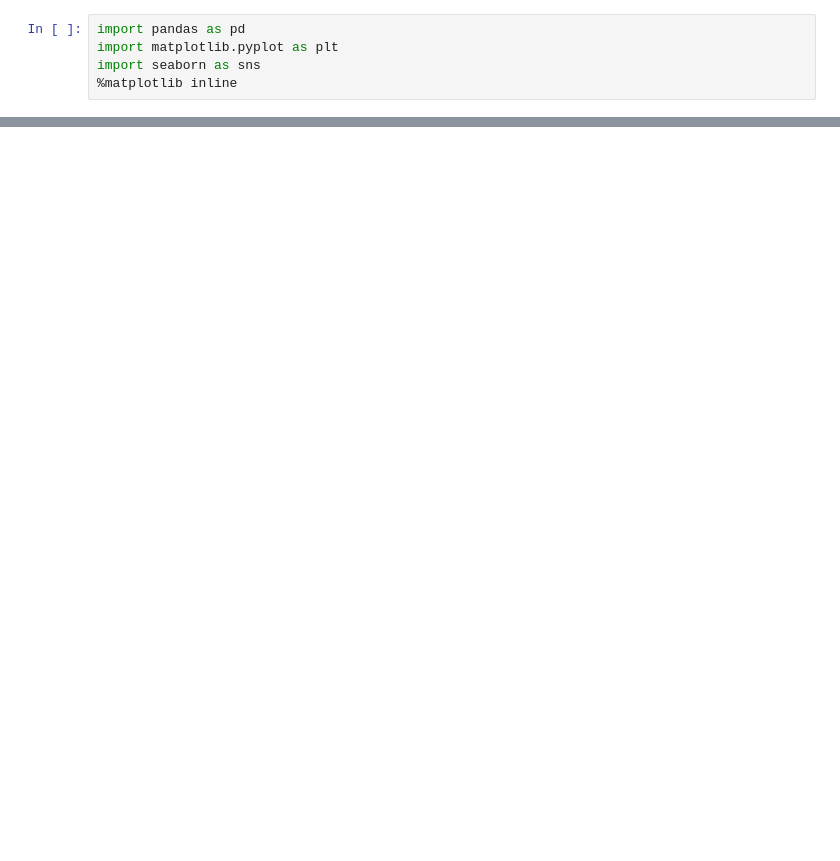
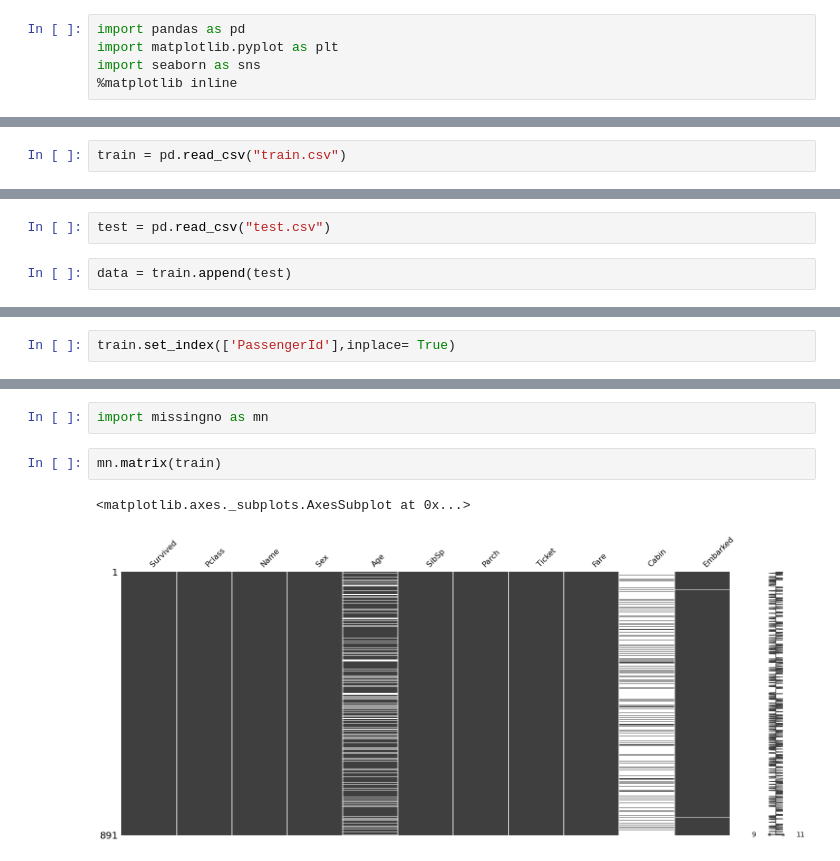
Before and after one commit to Dipeshneupane/Titanic_Kaggle_competition, a Jupyter notebook: Untitled.ipynb, the cells around one changed output, grey strips where cells are left out. Drawn from its saved outputs; the diff is of its cells as text; blank space fills up the shorter version.

```diff
--- a/Untitled.ipynb
+++ b/Untitled.ipynb
@@ -174,0 +6,2 @@ sumbission.to_csv("titanic_sumbit.csv", index = False)
+# %%
+train = pd.read_csv("train.csv")
@@ -174,0 +17,4 @@ sumbission.to_csv("titanic_sumbit.csv", index = False)
+# %%
+test = pd.read_csv("test.csv")
+# %%
+data = train.append(test)
@@ -174,0 +23,2 @@ sumbission.to_csv("titanic_sumbit.csv", index = False)
+# %%
+train.set_index(['PassengerId'],inplace= True)
@@ -174,0 +85,7 @@ sumbission.to_csv("titanic_sumbit.csv", index = False)
+# %%
+import missingno as mn
+# %%
+mn.matrix(train)
+# %% [output]
+<matplotlib.axes._subplots.AxesSubplot at 0x...>
+[figure, added]
```
Also changed, not shown: parts of 72 cells of this notebook.
